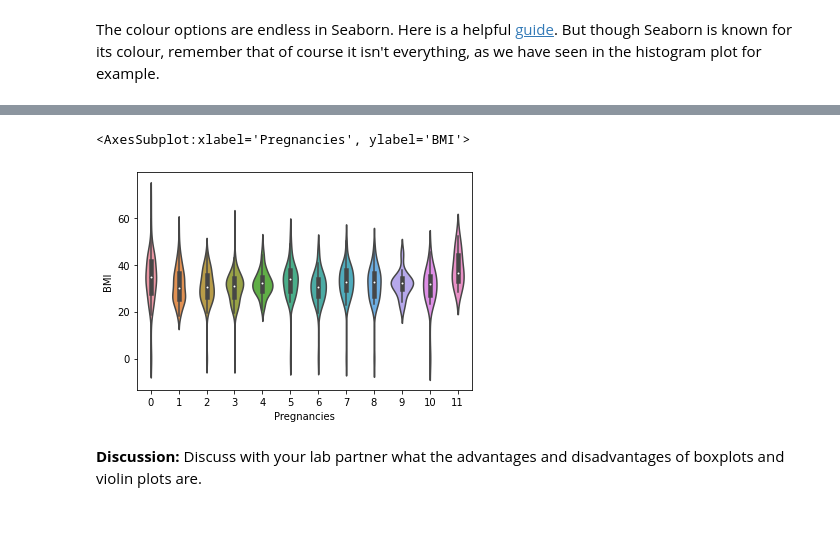
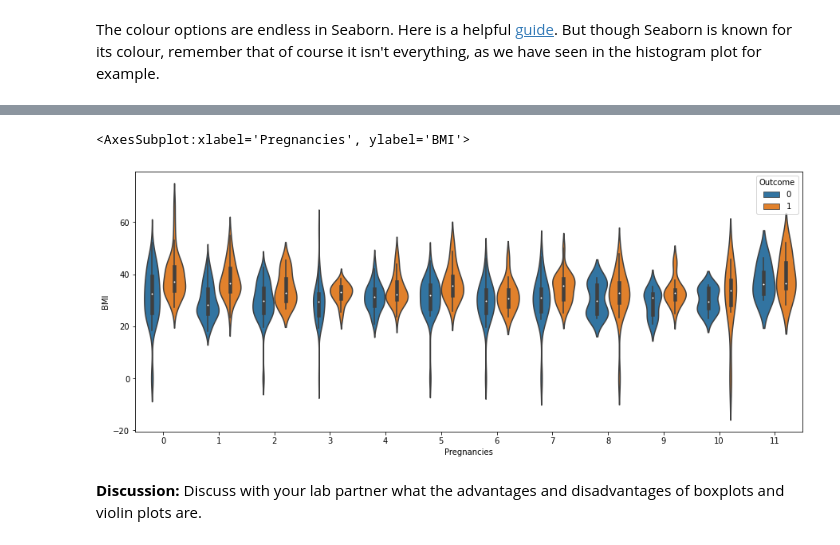
Before and after one commit to Inf2-FDS/FDS-S1-04-data-representation-02-distributions-solution, a Jupyter notebook: 05-Data-representation-II-Matplotlib-Distributions and Animations-Solutions.ipynb, the cells around one changed output, grey strips where cells are left out. Drawn from its saved outputs; the diff is of its cells as text; code cells hidden in the pictures.

```diff
--- a/05-Data-representation-II-Matplotlib-Distributions and Animations-Solutions.ipynb
+++ b/05-Data-representation-II-Matplotlib-Distributions and Animations-Solutions.ipynb
@@ -328,8 +345,9 @@ Seaborn does not just render more beautiful, labeled plots with less code, it al
 # %%
-sns.violinplot(x='Pregnancies', y='BMI', data=diabetes_capped)
+plt.figure(figsize=(15,6))
+sns.violinplot(x='Pregnancies', y='BMI', hue='Outcome', data=diabetes_capped)
 # %% [output]
 <AxesSubplot:xlabel='Pregnancies', ylabel='BMI'>
-[figure, old version]
+[figure, new version]
 # %% [markdown]
 **Discussion:** Discuss with your lab partner what the advantages and disadvantages of boxplots and violin plots are.
 # %% [markdown]
```
Also changed, not shown: parts of 17 cells of this notebook.
